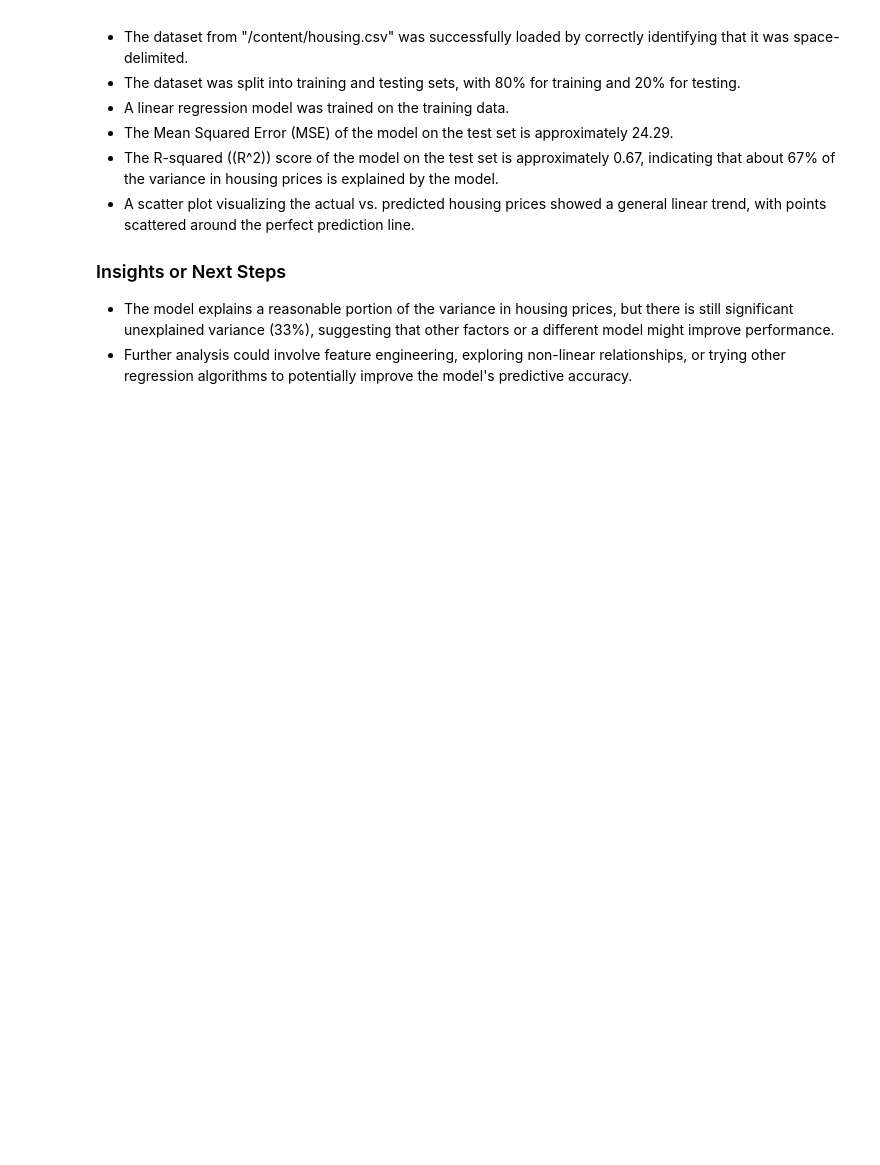
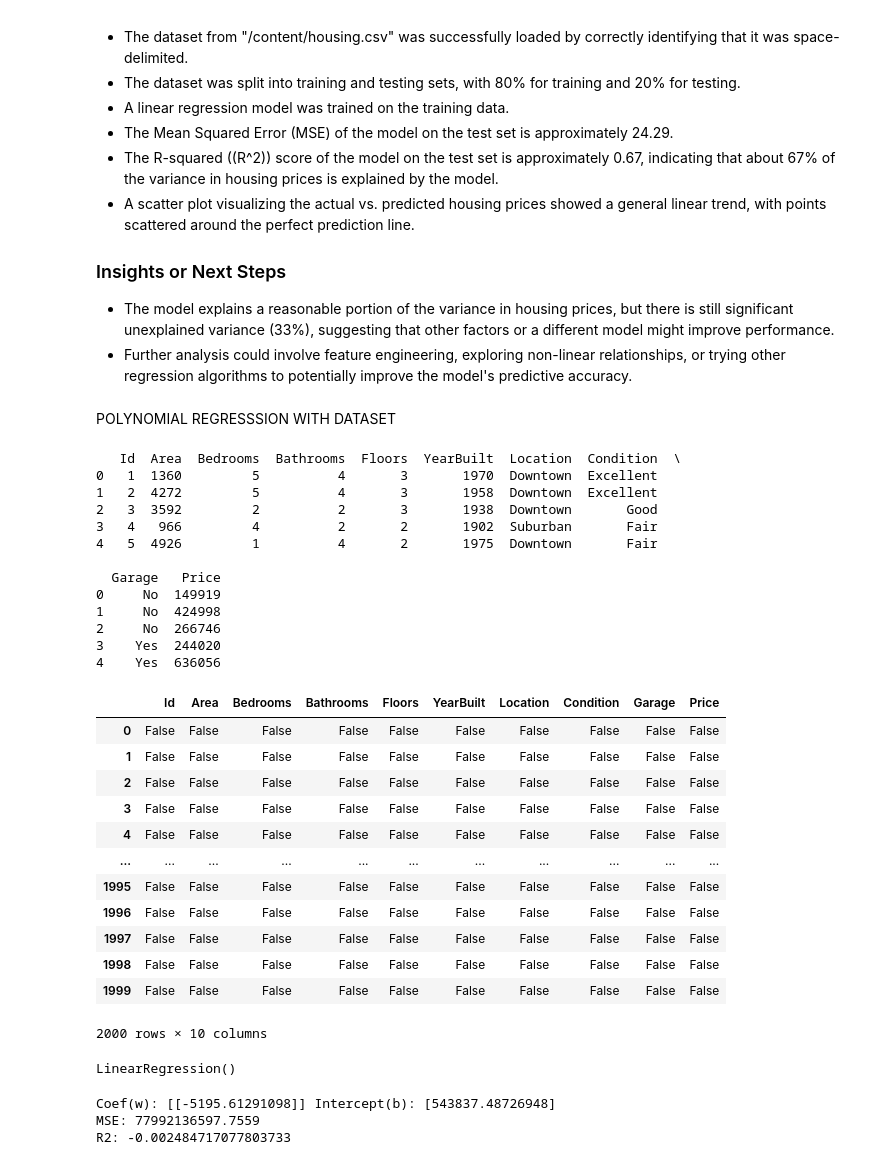
Before and after one commit to Harshnagwani123/ML_TRAINING, a Jupyter notebook: ML_DAY_5.ipynb, the cells around one changed output. Saved outputs shown, nothing was run; the diff lists cells and outputs as text; code cells hidden in the pictures; blank space fills up the shorter version.

```diff
--- a/ML_DAY_5.ipynb
+++ b/ML_DAY_5.ipynb
@@ -295,3 +295,5 @@ plt.show()
 
 *   The model explains a reasonable portion of the variance in housing prices, but there is still significant unexplained variance (33%), suggesting that other factors or a different model might improve performance.
 *   Further analysis could involve feature engineering, exploring non-linear relationships, or trying other regression algorithms to potentially improve the model's predictive accuracy.
+# %% [markdown]
+POLYNOMIAL REGRESSSION WITH DATASET
@@ -297,0 +307,32 @@ plt.show()
+# %%
+# Loding data set
+df= pd.read_csv('/content/House Price Prediction Dataset.csv')
+print(df.head())
+df.isnull()
+# %% [output]
+   Id  Area  Bedrooms  Bathrooms  Floors  YearBuilt  Location  Condition  \
+0   1  1360         5          4       3       1970  Downtown  Excellent
+1   2  4272         5          4       3       1958  Downtown  Excellent
+2   3  3592         2          2       3       1938  Downtown       Good
+3   4   966         4          2       2       1902  Suburban       Fair
+4   5  4926         1          4       2       1975  Downtown       Fair
+
+  Garage   Price
+0     No  149919
+1     No  424998
+2     No  266746
+3    Yes  244020
+4    Yes  636056
+|  | Id | Area | Bedrooms | Bathrooms | Floors | YearBuilt | Location | Condition | Garage | Price |
+| 0 | False | False | False | False | False | False | False | False | False | False |
+| 1 | False | False | False | False | False | False | False | False | False | False |
+| 2 | False | False | False | False | False | False | False | False | False | False |
+| 3 | False | False | False | False | False | False | False | False | False | False |
+| 4 | False | False | False | False | False | False | False | False | False | False |
+| ... | ... | ... | ... | ... | ... | ... | ... | ... | ... | ... |
+| 1995 | False | False | False | False | False | False | False | False | False | False |
+| 1996 | False | False | False | False | False | False | False | False | False | False |
+| 1997 | False | False | False | False | False | False | False | False | False | False |
+| 1998 | False | False | False | False | False | False | False | False | False | False |
+| 1999 | False | False | False | False | False | False | False | False | False | False |
+2000 rows × 10 columns
@@ -297,0 +352,17 @@ plt.show()
+# %%
+#Train Linear regression
+lr = LinearRegression()
+lr.fit(X_train,y_train)
+# %% [output]
+LinearRegression()
+# %%
+
+# Prediction & evalution
+y_pred = lr.predict(X_test)
+print("Coef(w):",lr.coef_,"Intercept(b):",lr.intercept_)
+print("MSE:",mean_squared_error(y_test,y_pred))
+print("R2:",r2_score(y_test,y_pred))
+# %% [output]
+Coef(w): [[-5195.61291098]] Intercept(b): [543837.48726948]
+MSE: 77992136597.7559
+R2: -0.002484717077803733
```
Also changed, not shown: parts of 4 cells of this notebook.
